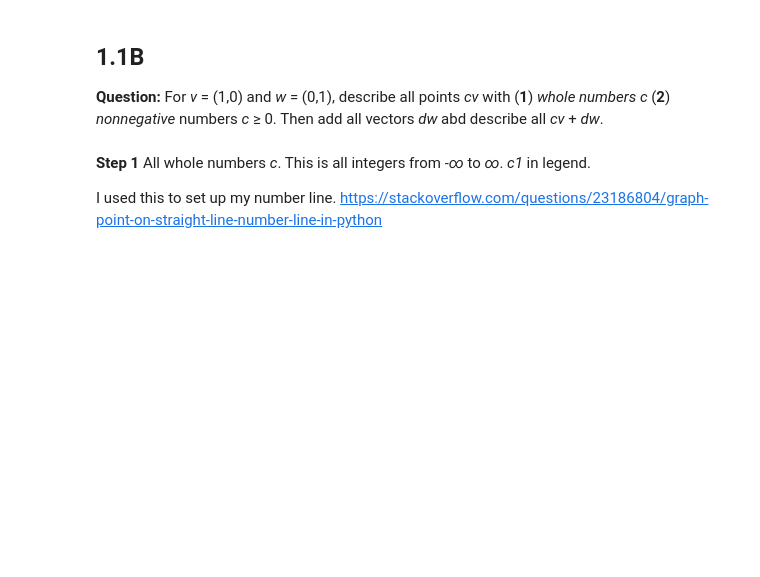
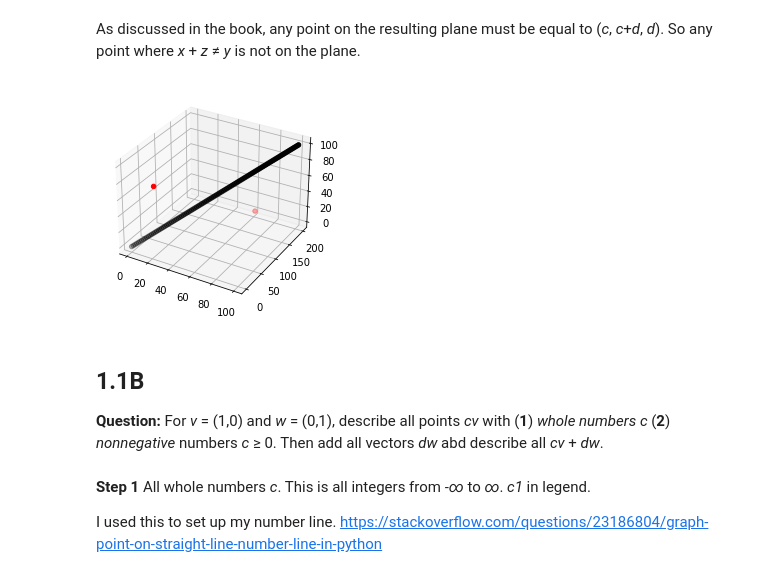
Before and after one commit to theohartsook/some_math_stuff, a Jupyter notebook: Strang Linear Algebra 1.1 Worked Examples.ipynb, the cells around one changed output. Saved outputs shown, nothing was run; the diff lists cells and outputs as text; code cells hidden in the pictures; blank space fills up the shorter version.

```diff
--- a/Strang Linear Algebra 1.1 Worked Examples.ipynb
+++ b/Strang Linear Algebra 1.1 Worked Examples.ipynb
@@ -3,3 +76,38 @@
+# %% [markdown]
+As discussed in the book, any point on the resulting plane must be equal to (*c*, *c*+*d*, *d*). So any point where *x* + *z* ≠ *y* is not on the plane.
+# %%
+c = list(range(0,101))
+
+cv = []
+dw = []
+
+for i in c:
+    cv.append([i,i,0])
+    dw.append([0,i,i])
+
+xs = []
+ys = []
+zs = []
+for i in range(0, len(cv)):
+    x = cv[i][0] + dw[i][0]
+    y = cv[i][1] + dw[i][1]
+    z = cv[i][2] + dw[i][2]
+    xs.append(x)
+    ys.append(y)
+    zs.append(z)
+
+out_xs = [20, 90]
+out_ys = [10, 90]
+out_zs = [80, 50]
+
+plt3d = plt.figure().gca(projection='3d')
+plt3d.scatter3D(xs, ys, zs, color='k')
+plt3d.scatter3D(out_xs, out_ys, out_zs, color='r')
+
+
+plt.show()
+# %% [output]
+[figure, added]
 # %% [markdown]
 ## 1.1B
 **Question:** For *v* = (1,0) and *w* = (0,1), describe all points *cv* with (**1**) *whole numbers c* (**2**) *nonnegative* numbers *c* ≥ 0. Then add all vectors *dw* abd describe all *cv* + *dw*.
```
Also changed, not shown: parts of 14 cells of this notebook, 1 other file.
